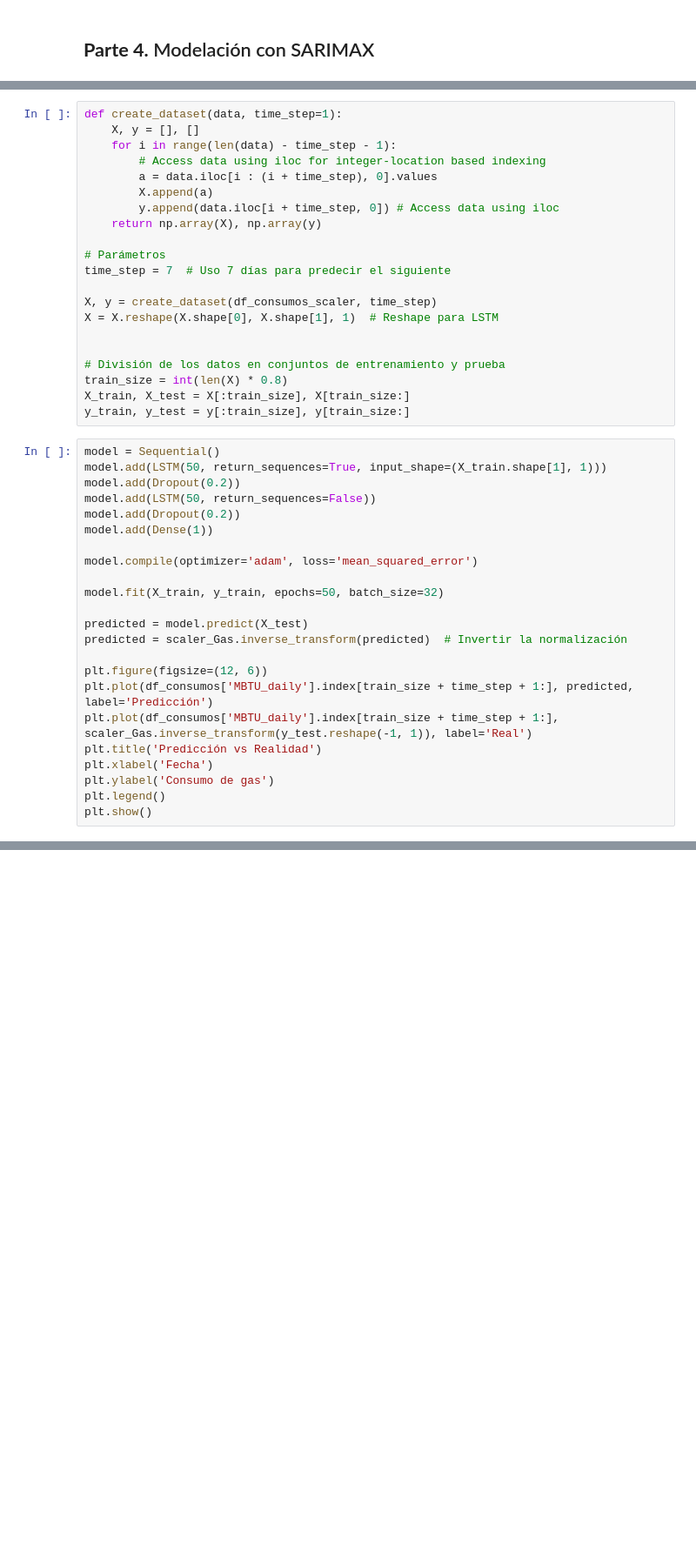
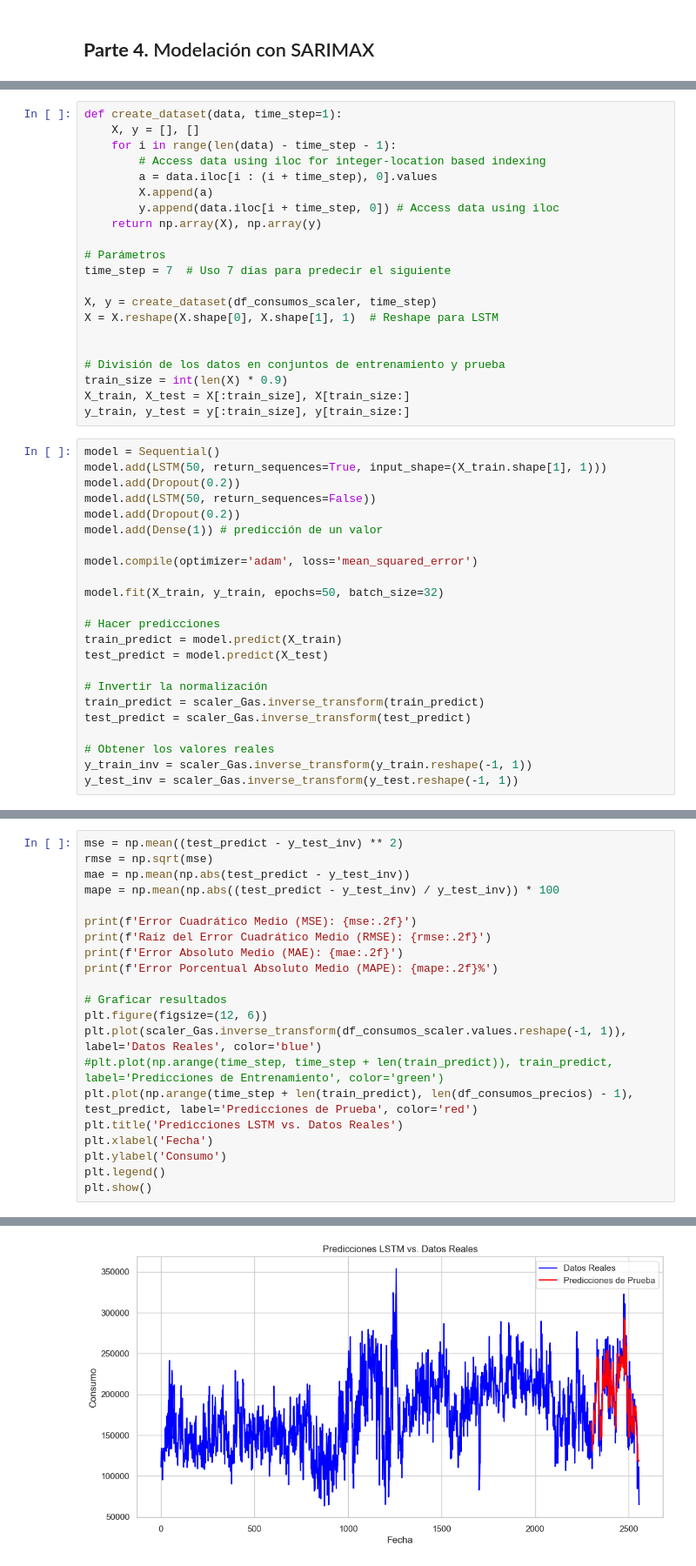
Before and after one commit to Jflorez05/Monografia_Especializacion, a Jupyter notebook: Monografia_Pred_Consumo_Gas_Colab.ipynb, the cells around one changed output, grey strips where cells are left out. Shown at 87% size. Cells and saved outputs as stored; diff of their text form; blank space fills up the shorter version.

```diff
--- a/Monografia_Pred_Consumo_Gas_Colab.ipynb
+++ b/Monografia_Pred_Consumo_Gas_Colab.ipynb
@@ -831,7 +764,7 @@ X = X.reshape(X.shape[0], X.shape[1], 1)  # Reshape para LSTM
 
 
 # División de los datos en conjuntos de entrenamiento y prueba
-train_size = int(len(X) * 0.8)
+train_size = int(len(X) * 0.9)
 X_train, X_test = X[:train_size], X[train_size:]
 y_train, y_test = y[:train_size], y[train_size:]
 # %%
@@ -840,22 +773,22 @@ model.add(LSTM(50, return_sequences=True, input_shape=(X_train.shape[1], 1)))
 model.add(Dropout(0.2))
 model.add(LSTM(50, return_sequences=False))
 model.add(Dropout(0.2))
-model.add(Dense(1))
+model.add(Dense(1)) # predicción de un valor
 
 model.compile(optimizer='adam', loss='mean_squared_error')
 
 model.fit(X_train, y_train, epochs=50, batch_size=32)
 
-predicted = model.predict(X_test)
-predicted = scaler_Gas.inverse_transform(predicted)  # Invertir la normalización
+# Hacer predicciones
+train_predict = model.predict(X_train)
+test_predict = model.predict(X_test)
 
-plt.figure(figsize=(12, 6))
-plt.plot(df_consumos['MBTU_daily'].index[train_size + time_step + 1:], predicted, label='Predicción')
-plt.plot(df_consumos['MBTU_daily'].index[train_size + time_step + 1:], scaler_Gas.inverse_transform(y_test.reshape(-1, 1)), label='Real')
-plt.title('Predicción vs Realidad')
-plt.xlabel('Fecha')
-plt.ylabel('Consumo de gas')
-plt.legend()
-plt.show()
+# Invertir la normalización
+train_predict = scaler_Gas.inverse_transform(train_predict)
+test_predict = scaler_Gas.inverse_transform(test_predict)
+
+# Obtener los valores reales
+y_train_inv = scaler_Gas.inverse_transform(y_train.reshape(-1, 1))
+y_test_inv = scaler_Gas.inverse_transform(y_test.reshape(-1, 1))
 # %% [output]
 Epoch 1/50
@@ -878,0 +811,22 @@ Epoch 50/50
+# %%
+mse = np.mean((test_predict - y_test_inv) ** 2)
+rmse = np.sqrt(mse)
+mae = np.mean(np.abs(test_predict - y_test_inv))
+mape = np.mean(np.abs((test_predict - y_test_inv) / y_test_inv)) * 100
+
+print(f'Error Cuadrático Medio (MSE): {mse:.2f}')
+print(f'Raíz del Error Cuadrático Medio (RMSE): {rmse:.2f}')
+print(f'Error Absoluto Medio (MAE): {mae:.2f}')
+print(f'Error Porcentual Absoluto Medio (MAPE): {mape:.2f}%')
+
+# Graficar resultados
+plt.figure(figsize=(12, 6))
+plt.plot(scaler_Gas.inverse_transform(df_consumos_scaler.values.reshape(-1, 1)), label='Datos Reales', color='blue')
+#plt.plot(np.arange(time_step, time_step + len(train_predict)), train_predict, label='Predicciones de Entrenamiento', color='green')
+plt.plot(np.arange(time_step + len(train_predict), len(df_consumos_precios) - 1), test_predict, label='Predicciones de Prueba', color='red')
+plt.title('Predicciones LSTM vs. Datos Reales')
+plt.xlabel('Fecha')
+plt.ylabel('Consumo')
+plt.legend()
+plt.show()
+# %% [output]
@@ -878,0 +837 @@ Epoch 50/50
+[figure, added]
```
Also changed, not shown: parts of 40 cells of this notebook.
